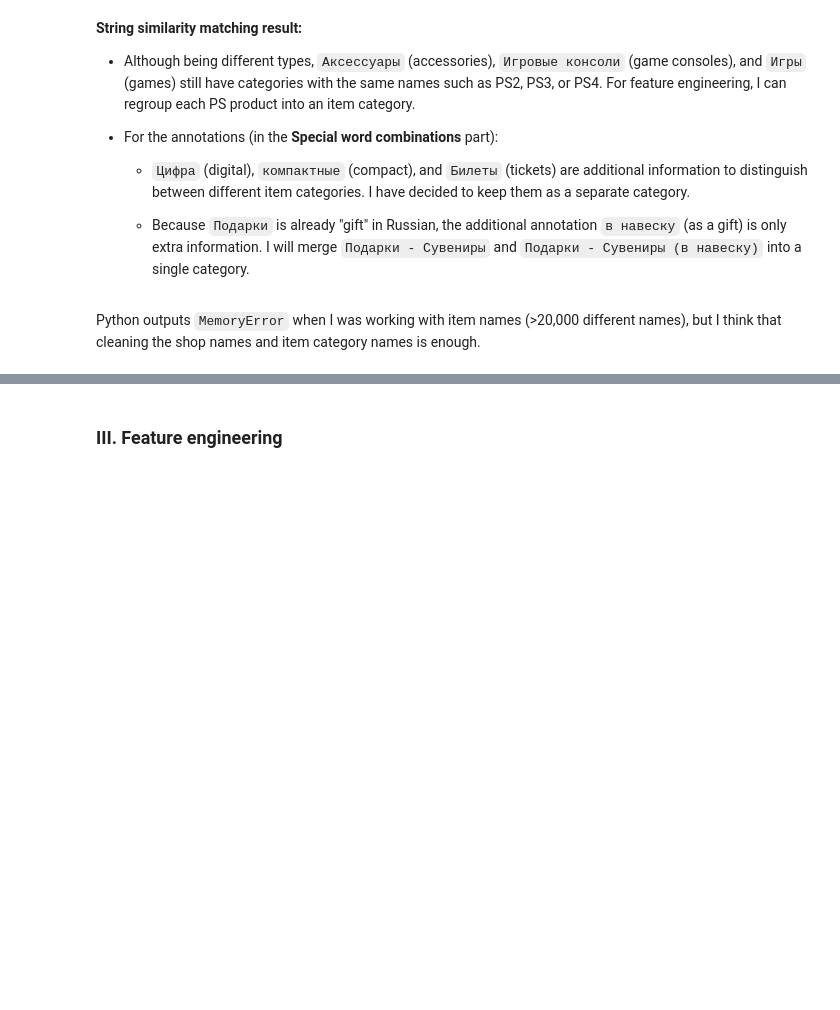
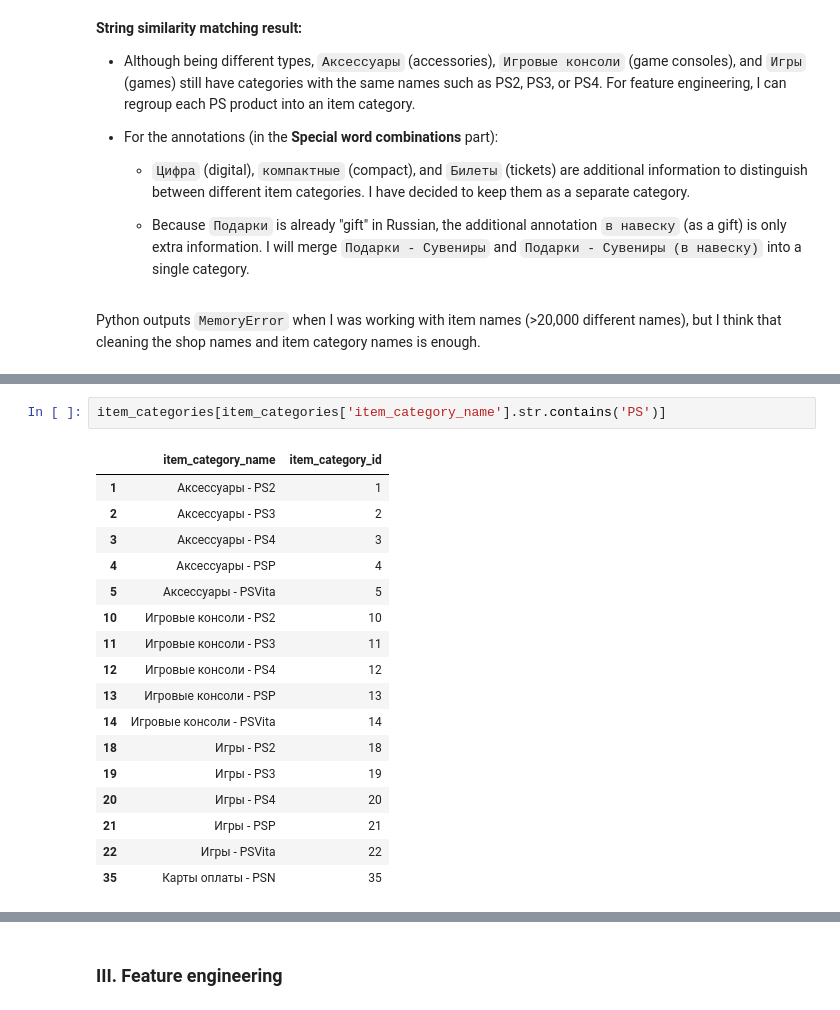
Before and after one commit to thaianle/future-sales-prediction, a Jupyter notebook: 02_modeling.ipynb, the cells around one changed output, grey strips where cells are left out. Saved outputs shown, nothing was run; the diff lists cells and outputs as text; blank space fills up the shorter version.

```diff
--- a/02_modeling.ipynb
+++ b/02_modeling.ipynb
@@ -475,0 +541,20 @@
+# %%
+item_categories[item_categories['item_category_name'].str.contains('PS')]
+# %% [output]
+|  | item_category_name | item_category_id |
+| 1 | Аксессуары - PS2 | 1 |
+| 2 | Аксессуары - PS3 | 2 |
+| 3 | Аксессуары - PS4 | 3 |
+| 4 | Аксессуары - PSP | 4 |
+| 5 | Аксессуары - PSVita | 5 |
+| 10 | Игровые консоли - PS2 | 10 |
+| 11 | Игровые консоли - PS3 | 11 |
+| 12 | Игровые консоли - PS4 | 12 |
+| 13 | Игровые консоли - PSP | 13 |
+| 14 | Игровые консоли - PSVita | 14 |
+| 18 | Игры - PS2 | 18 |
+| 19 | Игры - PS3 | 19 |
+| 20 | Игры - PS4 | 20 |
+| 21 | Игры - PSP | 21 |
+| 22 | Игры - PSVita | 22 |
+| 35 | Карты оплаты - PSN | 35 |
```
Also changed, not shown: parts of 39 cells of this notebook.
